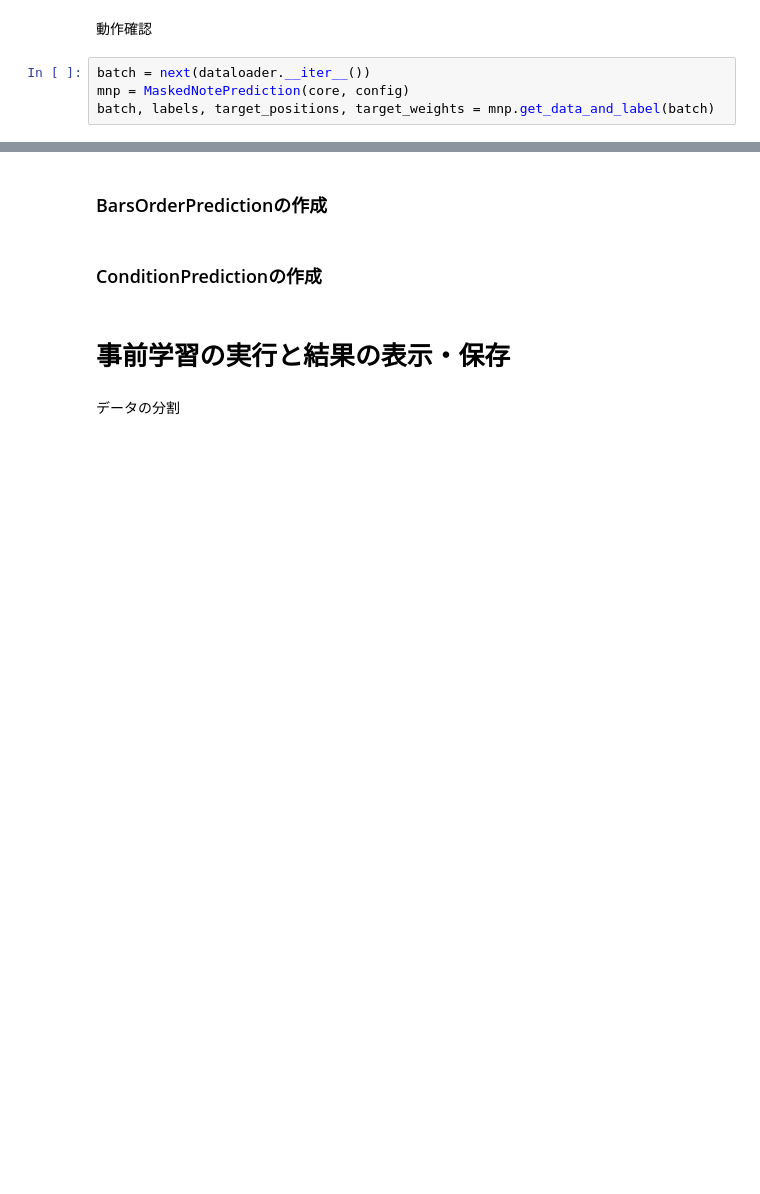
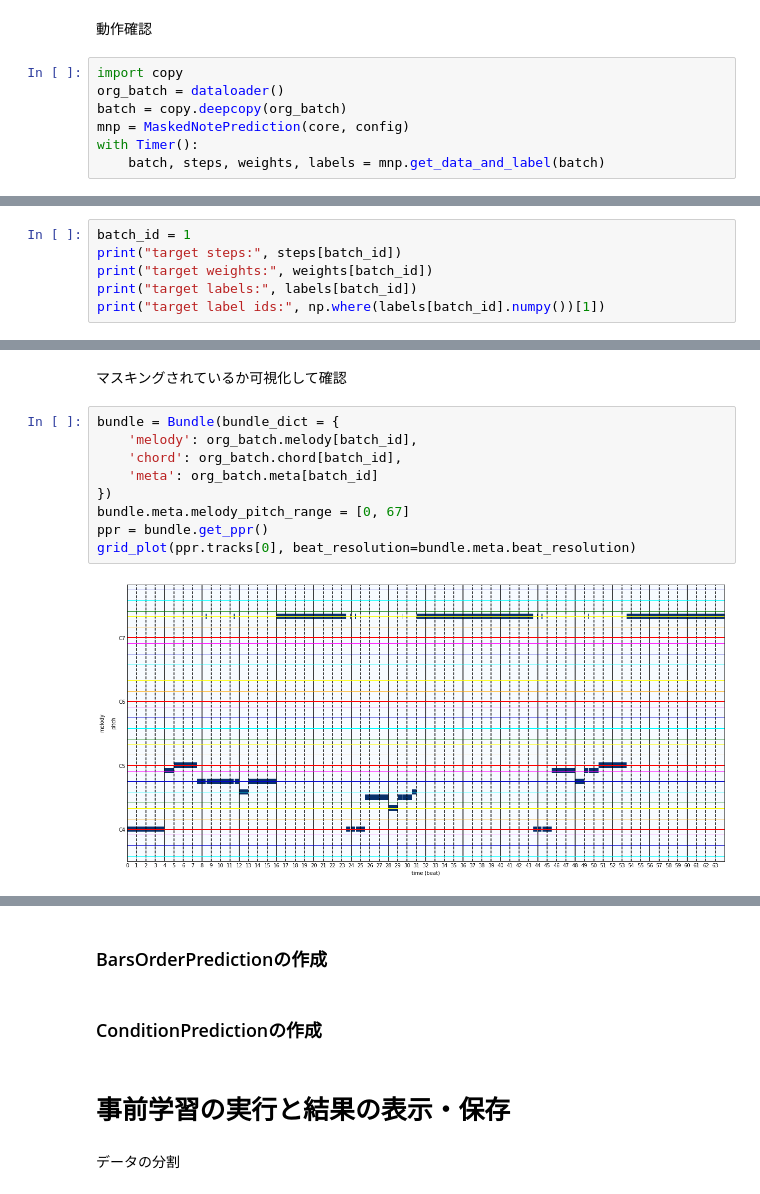
Before and after one commit to fuurin/schwbert, a Jupyter notebook: pretraining/theorytab.ipynb, the cells around one changed output, grey strips where cells are left out. Drawn from its saved outputs; the diff is of its cells as text; blank space fills up the shorter version.

```diff
--- a/pretraining/theorytab.ipynb
+++ b/pretraining/theorytab.ipynb
@@ -856,6 +1066,9 @@ class MaskedNotePrediction(PreTrainingModel):
 # %% [markdown]
 動作確認
 # %%
-batch = next(dataloader.__iter__())
+import copy
+org_batch = dataloader()
+batch = copy.deepcopy(org_batch)
 mnp = MaskedNotePrediction(core, config)
-batch, labels, target_positions, target_weights = mnp.get_data_and_label(batch)
+with Timer():
+    batch, steps, weights, labels = mnp.get_data_and_label(batch)
@@ -861,0 +1079,6 @@ batch, labels, target_positions, target_weights = mnp.get_data_and_label(batch)
+# %%
+batch_id = 1
+print("target steps:", steps[batch_id])
+print("target weights:", weights[batch_id])
+print("target labels:", labels[batch_id])
+print("target label ids:", np.where(labels[batch_id].numpy())[1])
@@ -861,0 +1113,13 @@ batch, labels, target_positions, target_weights = mnp.get_data_and_label(batch)
+# %% [markdown]
+マスキングされているか可視化して確認
+# %%
+bundle = Bundle(bundle_dict = {
+    'melody': org_batch.melody[batch_id],
+    'chord': org_batch.chord[batch_id],
+    'meta': org_batch.meta[batch_id]
+})
+bundle.meta.melody_pitch_range = [0, 67]
+ppr = bundle.get_ppr()
+grid_plot(ppr.tracks[0], beat_resolution=bundle.meta.beat_resolution)
+# %% [output]
+[figure, added]
```
Also changed, not shown: parts of 28 cells of this notebook, 1 other file.
